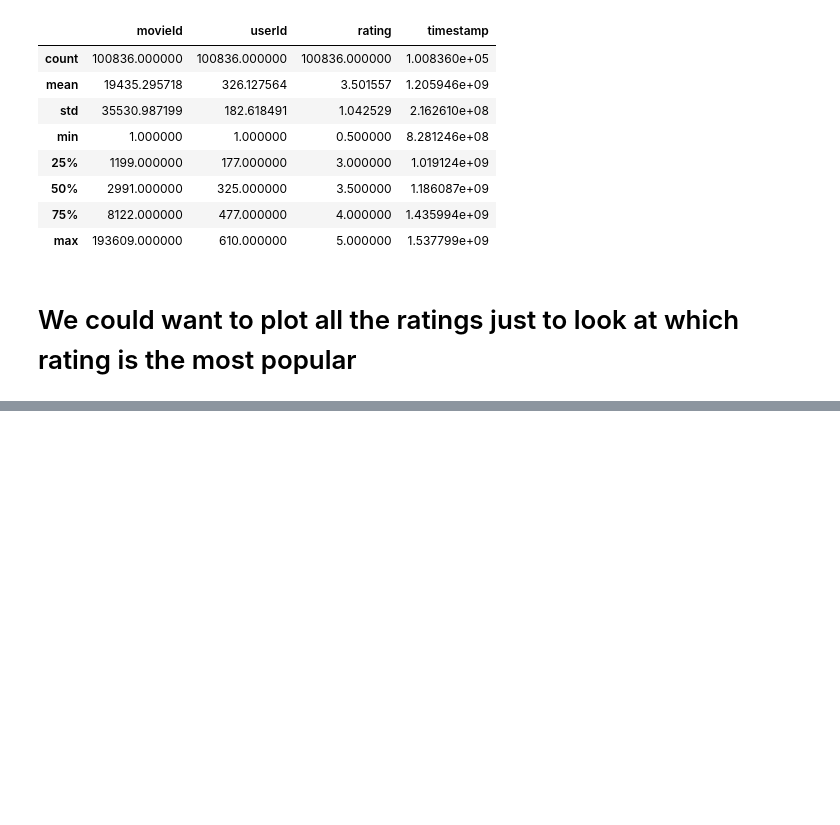
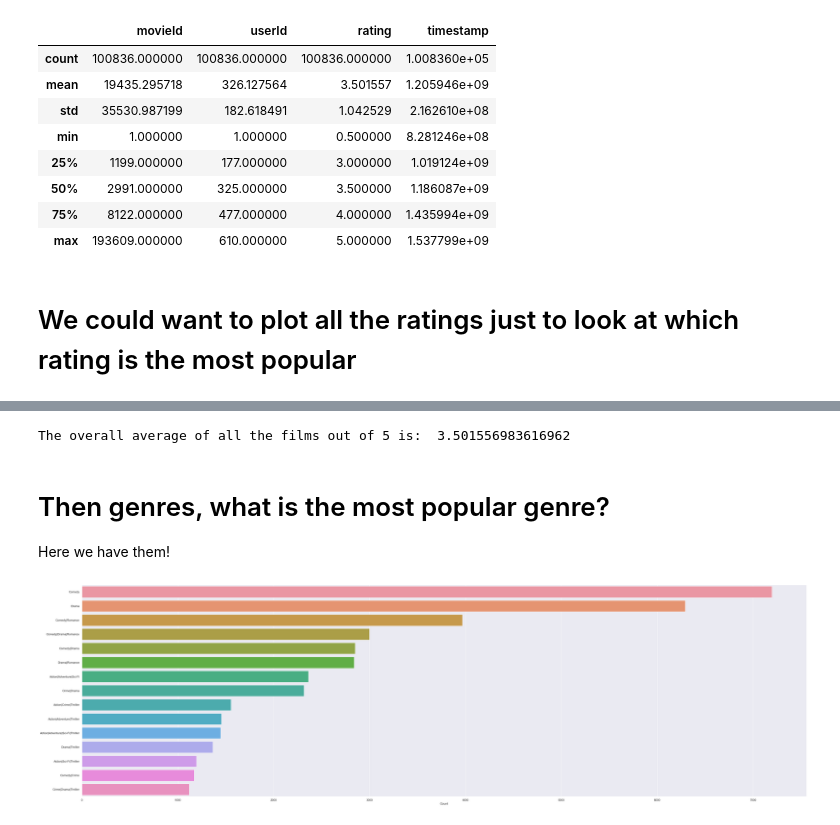
Before and after one commit to vahakanj/beslutsstodsystem-verifikation-jv-rm-al, a Jupyter notebook: Part 1/1.1_EDA_and_visualization.ipynb, the cells around one changed output, grey strips where cells are left out. Saved outputs shown, nothing was run; the diff lists cells and outputs as text; code cells hidden in the pictures; blank space fills up the shorter version.

```diff
--- a/Part 1/1.1_EDA_and_visualization.ipynb
+++ b/Part 1/1.1_EDA_and_visualization.ipynb
@@ -86,0 +74,23 @@ Name: movieId, Length: 100836, dtype: int64
+# %%
+movies_avg= movies['rating'].mean()
+print('The overall average of all the films out of 5 is: ', movies_avg)
+# %% [output]
+The overall average of all the films out of 5 is:  3.501556983616962
+# %% [markdown]
+# Then genres, what is the most popular genre?
+Here we have them!
+# %%
+y=movies.groupby("genres")['genres'].count().nlargest(15)
+y
+x = y.index #the index(row labels) of the dataframe
+
+plt.figure(figsize=(50,15)) # setting the plot figure size
+ax = sns.barplot(x= y, y = x) #using the seaborn's barplot method
+ax.set(xlabel = 'Count')
+ax.set(ylabel = '')
+
+plt.show() # displaying the plot
+
+# Its a bit hard to tell as the image is so small but if you extend it its quite obvious that comedy and drama are by far the most popular
+# %% [output]
+[figure, added]
```
Also changed, not shown: parts of 7 cells of this notebook, 1 other file.
